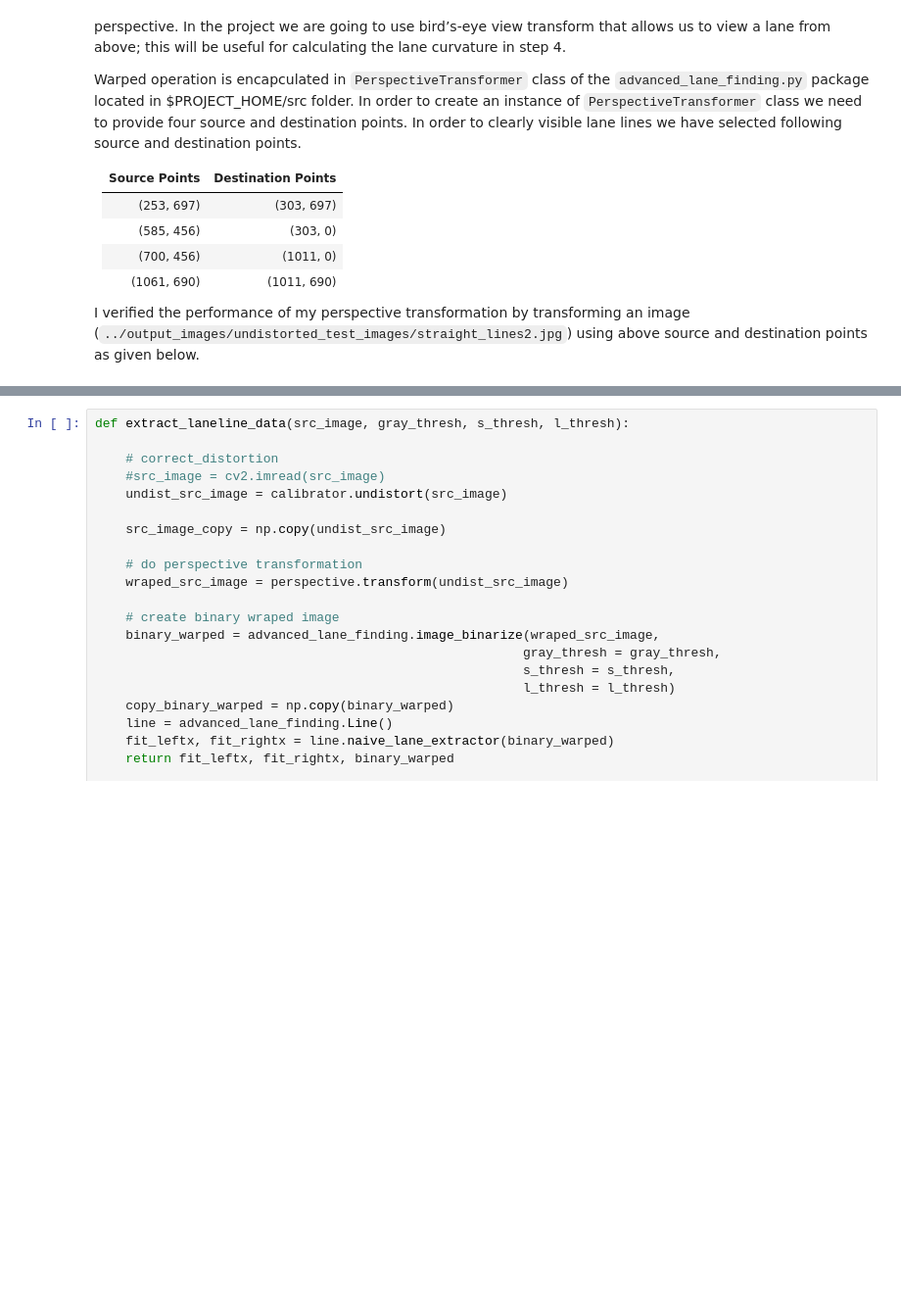
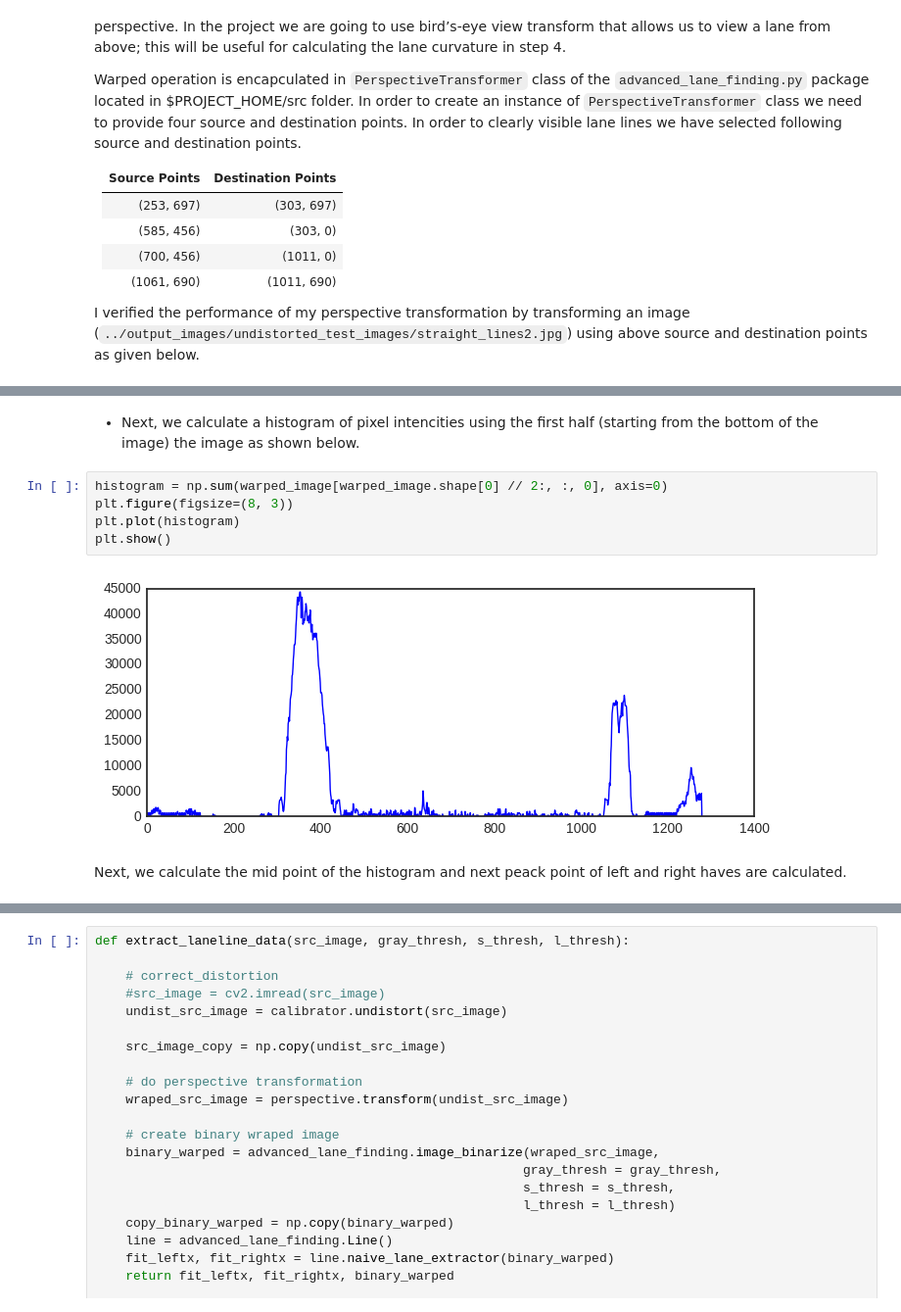
Before and after one commit to Allensmile/CarND-Advanced-Lane-Lines, a Jupyter notebook: src/Advanced_Lane_Line_Finding.ipynb, the cells around one changed output, grey strips where cells are left out. Shown at 98% size. Cells and saved outputs as stored; diff of their text form; blank space fills up the shorter version.

```diff
--- a/src/Advanced_Lane_Line_Finding.ipynb
+++ b/src/Advanced_Lane_Line_Finding.ipynb
@@ -260,0 +282,11 @@ plt.show()
+# %% [markdown]
+* Next, we calculate a histogram of pixel intencities using the first half (starting from the bottom of the image) the image as shown below.
+# %%
+histogram = np.sum(warped_image[warped_image.shape[0] // 2:, :, 0], axis=0)
+plt.figure(figsize=(8, 3))
+plt.plot(histogram)
+plt.show()
+# %% [output]
+[figure, added]
+# %% [markdown]
+Next, we calculate the mid point of the histogram and next peack point of left and right haves are calculated.
```
Also changed, not shown: parts of 15 cells of this notebook.
